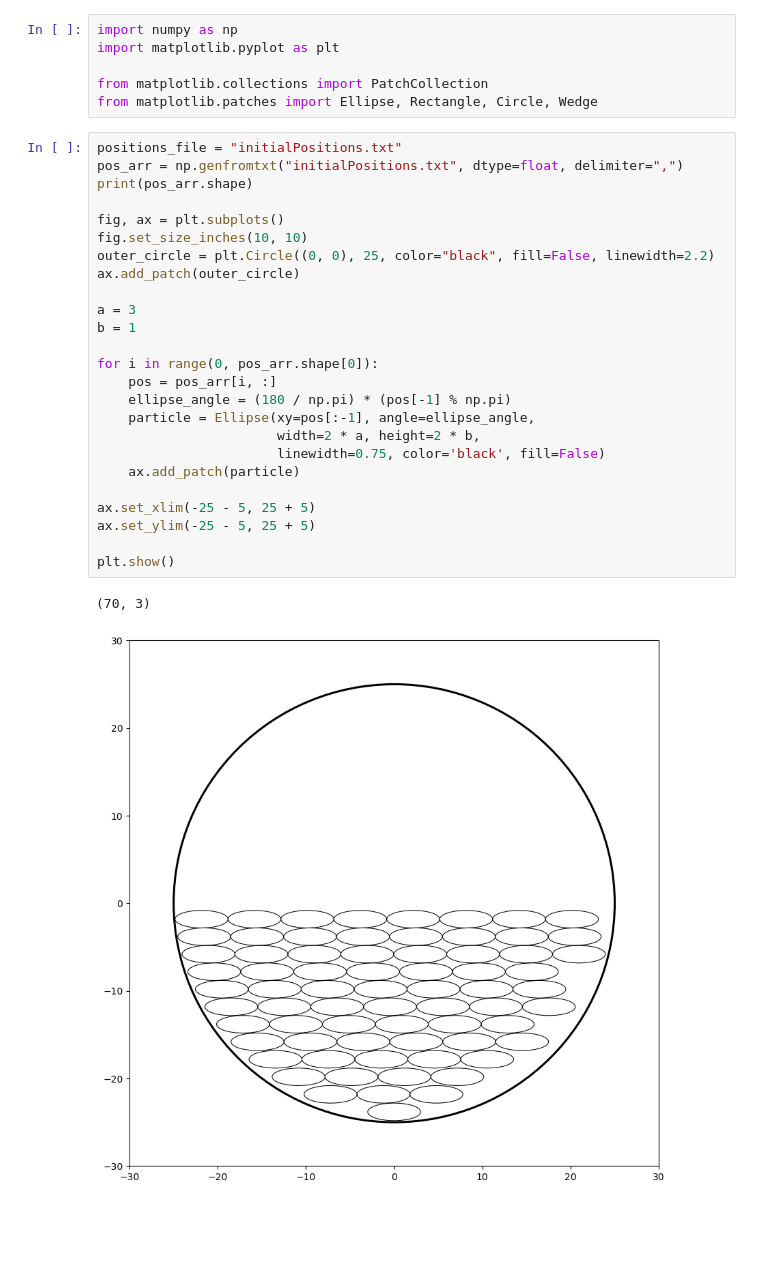
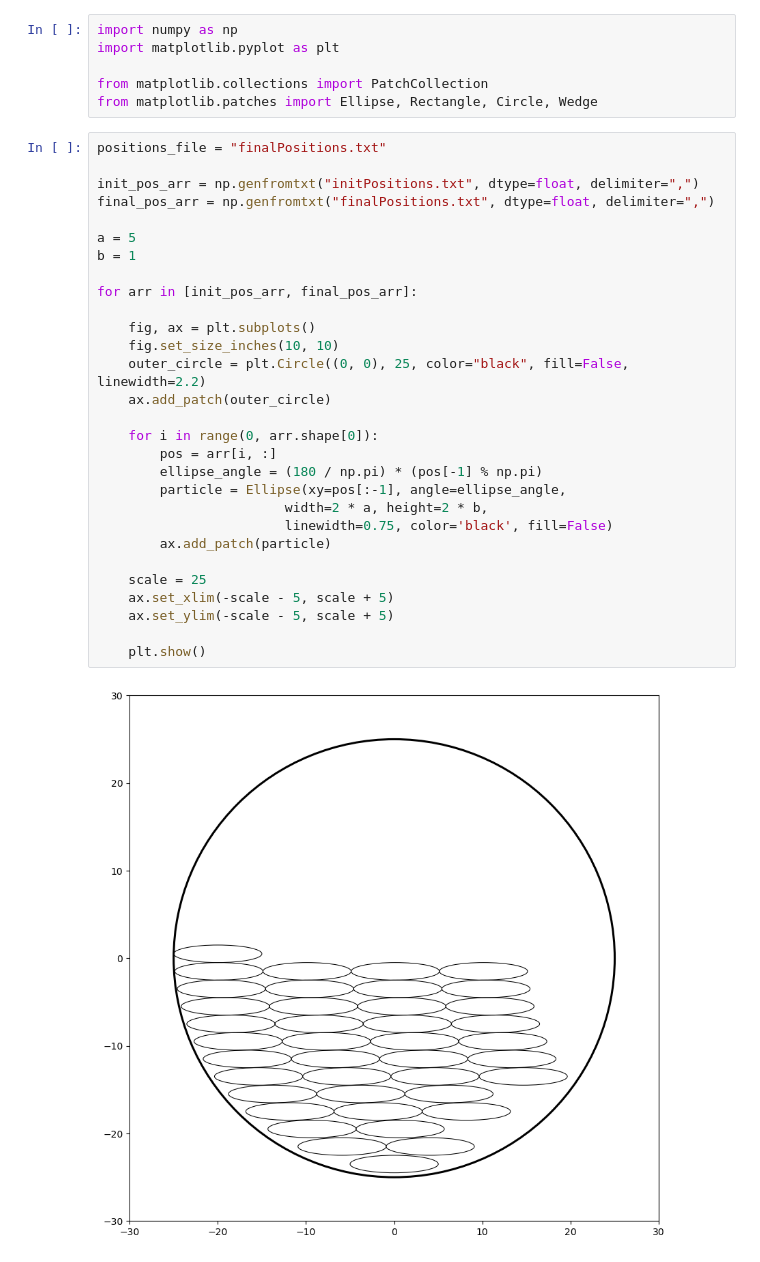
Before and after one commit to SyuW/Liquid-Crystals-Monte-Carlo, a Jupyter notebook: src/cpp/plot_initial.ipynb, the cells around one changed output. Drawn from its saved outputs; the diff is of its cells as text; blank space fills up the shorter version.

Commit message:
basic skeleton of C++ MC simulation, writing initial+final positions to files

```diff
--- a/src/cpp/plot_initial.ipynb
+++ b/src/cpp/plot_initial.ipynb
@@ -5,30 +5,33 @@ import matplotlib.pyplot as plt
 from matplotlib.collections import PatchCollection
 from matplotlib.patches import Ellipse, Rectangle, Circle, Wedge
 # %%
-positions_file = "initialPositions.txt"
-pos_arr = np.genfromtxt("initialPositions.txt", dtype=float, delimiter=",")
-print(pos_arr.shape)
+positions_file = "finalPositions.txt"
 
-fig, ax = plt.subplots()
-fig.set_size_inches(10, 10)
-outer_circle = plt.Circle((0, 0), 25, color="black", fill=False, linewidth=2.2)
-ax.add_patch(outer_circle)
+init_pos_arr = np.genfromtxt("initPositions.txt", dtype=float, delimiter=",")
+final_pos_arr = np.genfromtxt("finalPositions.txt", dtype=float, delimiter=",")
 
-a = 3
+a = 5
 b = 1
 
-for i in range(0, pos_arr.shape[0]):
-    pos = pos_arr[i, :]
-    ellipse_angle = (180 / np.pi) * (pos[-1] % np.pi)
-    particle = Ellipse(xy=pos[:-1], angle=ellipse_angle,
-                       width=2 * a, height=2 * b,
-                       linewidth=0.75, color='black', fill=False)
-    ax.add_patch(particle)
+for arr in [init_pos_arr, final_pos_arr]:
 
-ax.set_xlim(-25 - 5, 25 + 5)
-ax.set_ylim(-25 - 5, 25 + 5)
+    fig, ax = plt.subplots()
+    fig.set_size_inches(10, 10)
+    outer_circle = plt.Circle((0, 0), 25, color="black", fill=False, linewidth=2.2)
+    ax.add_patch(outer_circle)
 
-plt.show()
+    for i in range(0, arr.shape[0]):
+        pos = arr[i, :]
+        ellipse_angle = (180 / np.pi) * (pos[-1] % np.pi)
+        particle = Ellipse(xy=pos[:-1], angle=ellipse_angle,
+                        width=2 * a, height=2 * b,
+                        linewidth=0.75, color='black', fill=False)
+        ax.add_patch(particle)
+
+    scale = 25
+    ax.set_xlim(-scale - 5, scale + 5)
+    ax.set_ylim(-scale - 5, scale + 5)
+
+    plt.show()
 # %% [output]
-(70, 3)
-[figure, old version]
+[figure, new version]
```
Also changed, not shown: parts of 1 cell of this notebook, 3 other files.
